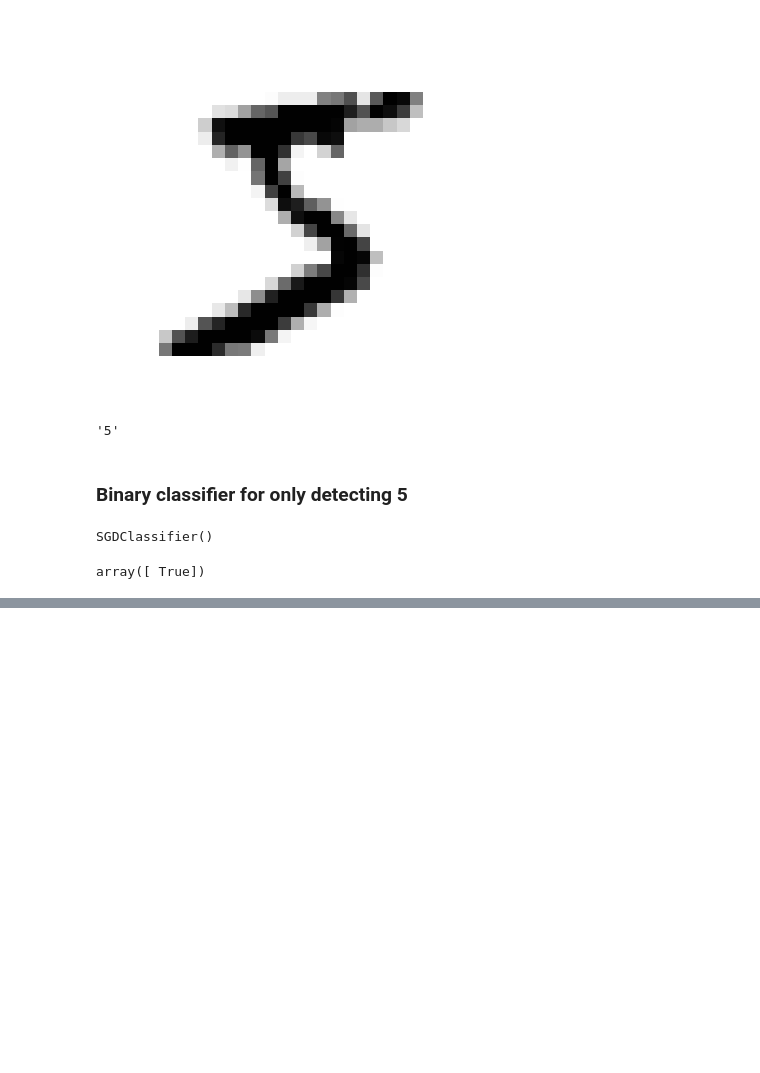
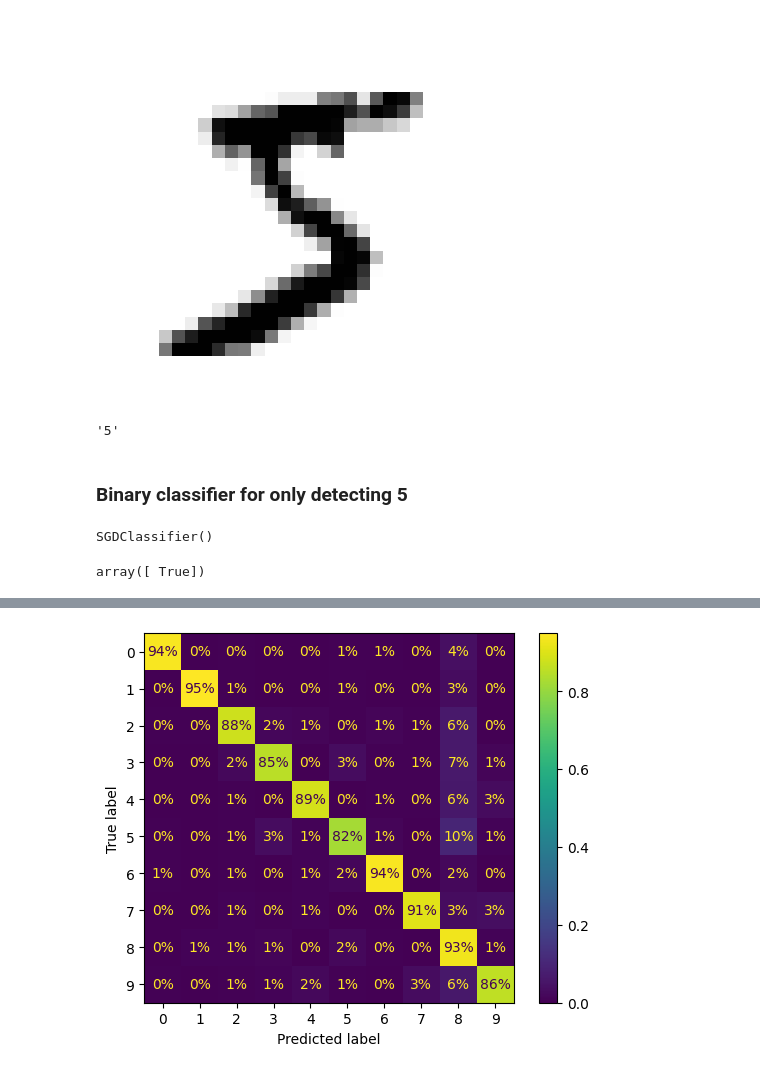
Before and after one commit to rishi-wqd190004/review_data_science_2025, a Jupyter notebook: ml/03_classification/01_classification_review.ipynb, the cells around one changed output, grey strips where cells are left out. Saved outputs shown, nothing was run; the diff lists cells and outputs as text; code cells hidden in the pictures; blank space fills up the shorter version.

```diff
--- a/ml/03_classification/01_classification_review.ipynb
+++ b/ml/03_classification/01_classification_review.ipynb
@@ -113,0 +248,5 @@ plt.show()
+# %%
+ConfusionMatrixDisplay.from_predictions(y_train, y_train_pred, normalize="true", values_format=".0%")
+plt.show()
+# %% [output]
+[figure, added]
```
Also changed, not shown: parts of 42 cells of this notebook, 3 other files.
